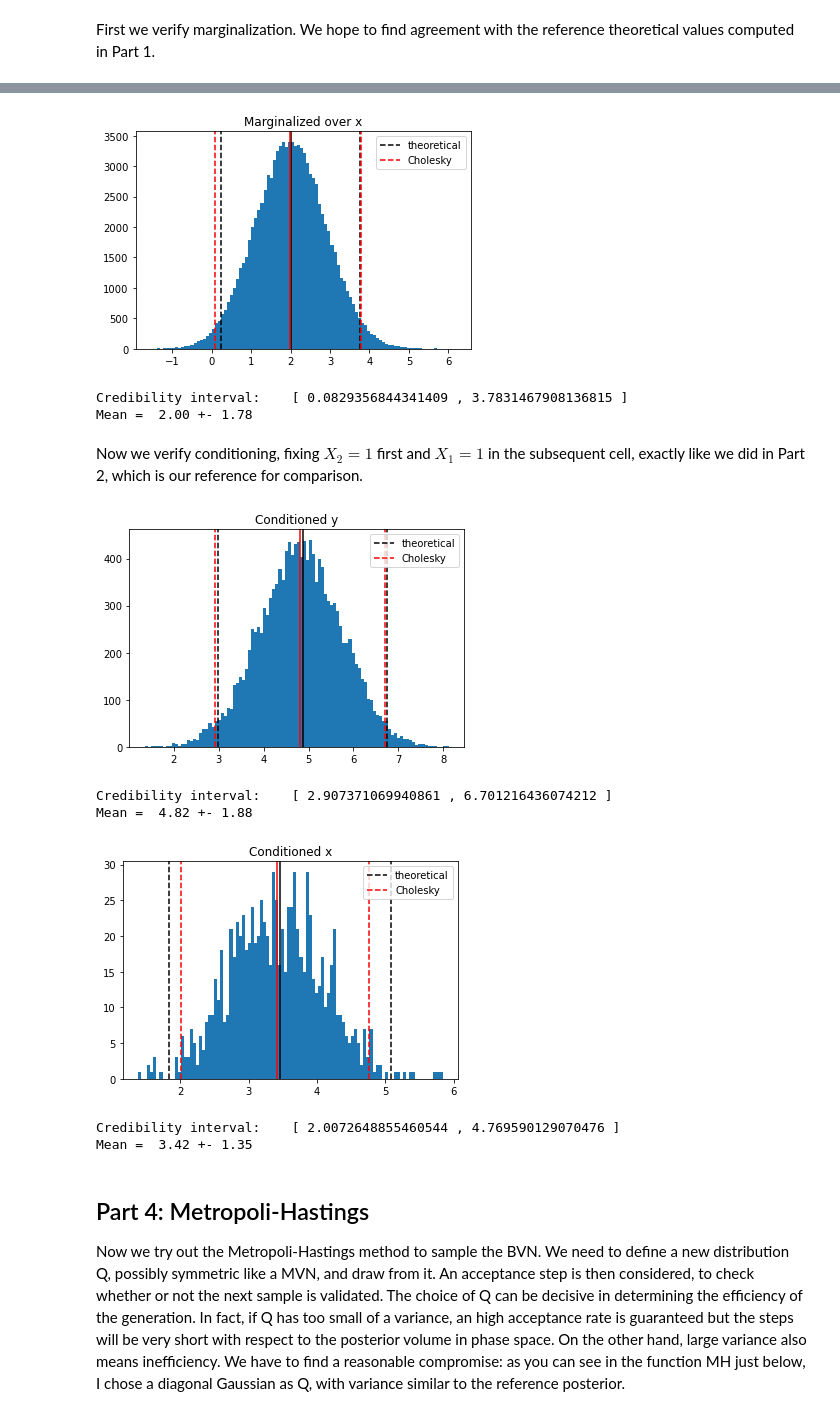
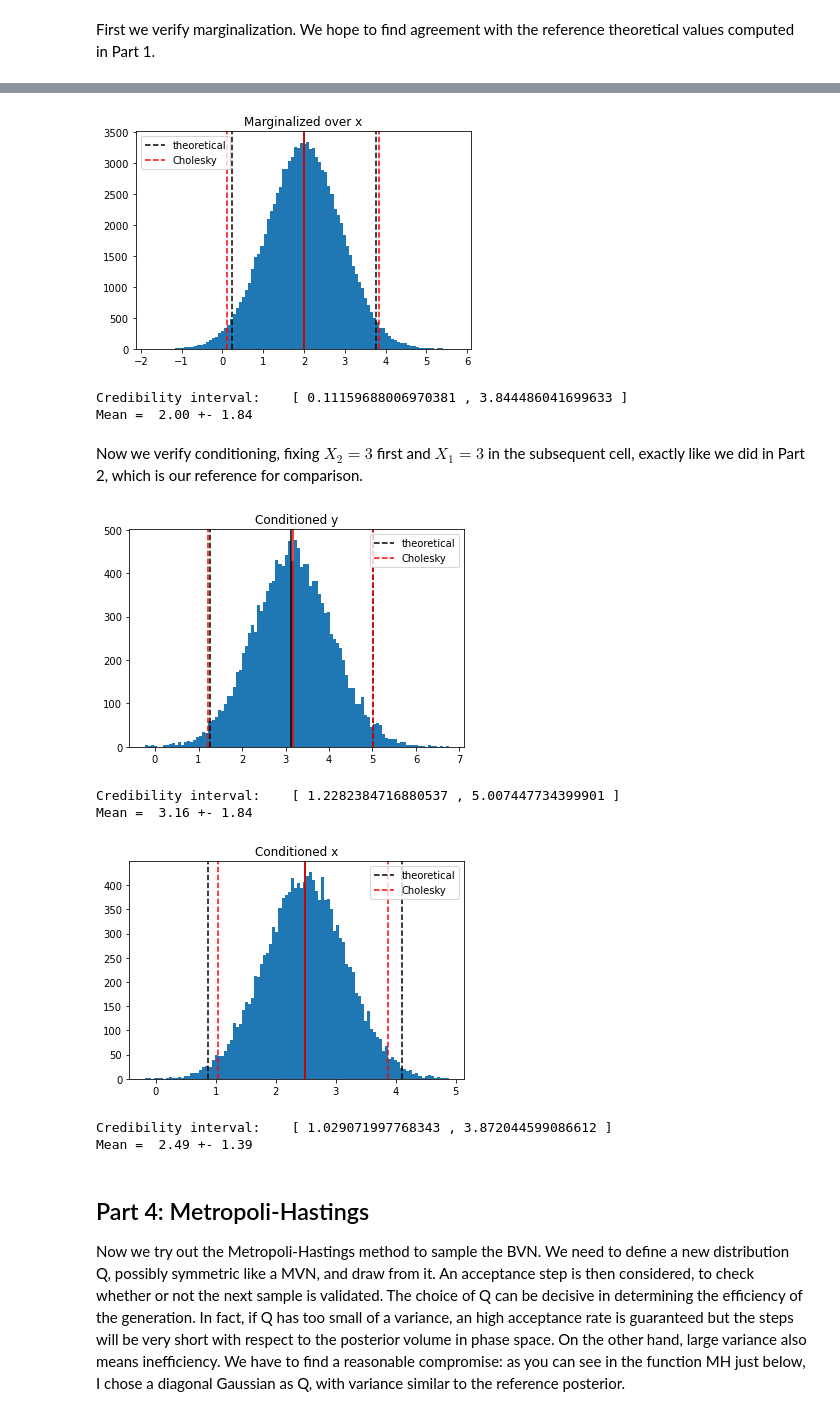
Before and after one commit to blackbianca/Astrostatistics-Cosmology---Homework, a Jupyter notebook: homework4/MCMC.ipynb, the cells around one changed output, grey strips where cells are left out. Saved outputs shown, nothing was run; the diff lists cells and outputs as text; code cells hidden in the pictures.

```diff
--- a/homework4/MCMC.ipynb
+++ b/homework4/MCMC.ipynb
@@ -266,7 +269,7 @@ X1 =  4.87 +- 1.87
 sigma_cond_y = 1./np.sqrt(prec[1,1])
 #x_sample = np.random.normal(loc=mu[0], scale=cov[0,0],size=20)
 #x = sum(x_sample)/len(x_sample)
-x=1.
+x=3.
 mean_cond_y = mu[1]-prec[0,1]/prec[1,1]*(x-mu[0])      #fixing y to its mean cancels the extra term. Watch out, fixing the parameter influences the obtained interval
 print("Conditioned mean:    ", mean_cond_y)
 
@@ -368,30 +373,30 @@ ny, binsy, _ = plt.hist(Y,bins=nbins)
 mean_cholesky, cred_interval_cholesky = cred_interval_hist(ny,binsy)
 plot_interval(mean_cholesky,cred_interval_cholesky,mu[1],cred_interval_marg_y,"Cholesky","Marginalized over x")
 # %% [output]
-[figure, old version]
+[figure, new version]
-Credibility interval:    [ 0.0829356844341409 , 3.7831467908136815 ]
-Mean =  2.00 +- 1.78
+Credibility interval:    [ 0.11159688006970381 , 3.844486041699633 ]
+Mean =  2.00 +- 1.84
 # %% [markdown]
-Now we verify conditioning, fixing $X_2=1$ first and $X_1=1$ in the subsequent cell, exactly like we did in Part 2, which is our reference for comparison.
+Now we verify conditioning, fixing $X_2=3$ first and $X_1=3$ in the subsequent cell, exactly like we did in Part 2, which is our reference for comparison.
 # %%
-condy = condition(X,Y,1.)
+condy = condition(X,Y,3.)
 nx,binsx,_=plt.hist(condy,bins=nbins)
 
 mean_cholesky, cred_interval_cholesky = cred_interval_hist(nx,binsx)
 plot_interval(mean_cholesky,cred_interval_cholesky,mean_cond_x,cred_interval_cond_x,"Cholesky","Conditioned y")
 # %% [output]
-[figure, old version]
+[figure, new version]
-Credibility interval:    [ 2.907371069940861 , 6.701216436074212 ]
-Mean =  4.82 +- 1.88
+Credibility interval:    [ 1.2282384716880537 , 5.007447734399901 ]
+Mean =  3.16 +- 1.84
 # %%
-condx = condition(Y,X,1.)
+condx = condition(Y,X,3.)
 ny,binsy,_=plt.hist(condx,bins=nbins)
 mean_cholesky, cred_interval_cholesky = cred_interval_hist(ny,binsy)
 plot_interval(mean_cholesky,cred_interval_cholesky,mean_cond_y,cred_interval_cond_y,"Cholesky","Conditioned x")
 # %% [output]
-[figure, old version]
+[figure, new version]
-Credibility interval:    [ 2.0072648855460544 , 4.769590129070476 ]
-Mean =  3.42 +- 1.35
+Credibility interval:    [ 1.029071997768343 , 3.872044599086612 ]
+Mean =  2.49 +- 1.39
 # %% [markdown]
 ## Part 4: Metropoli-Hastings
 
```
Also changed, not shown: parts of 30 cells of this notebook.
